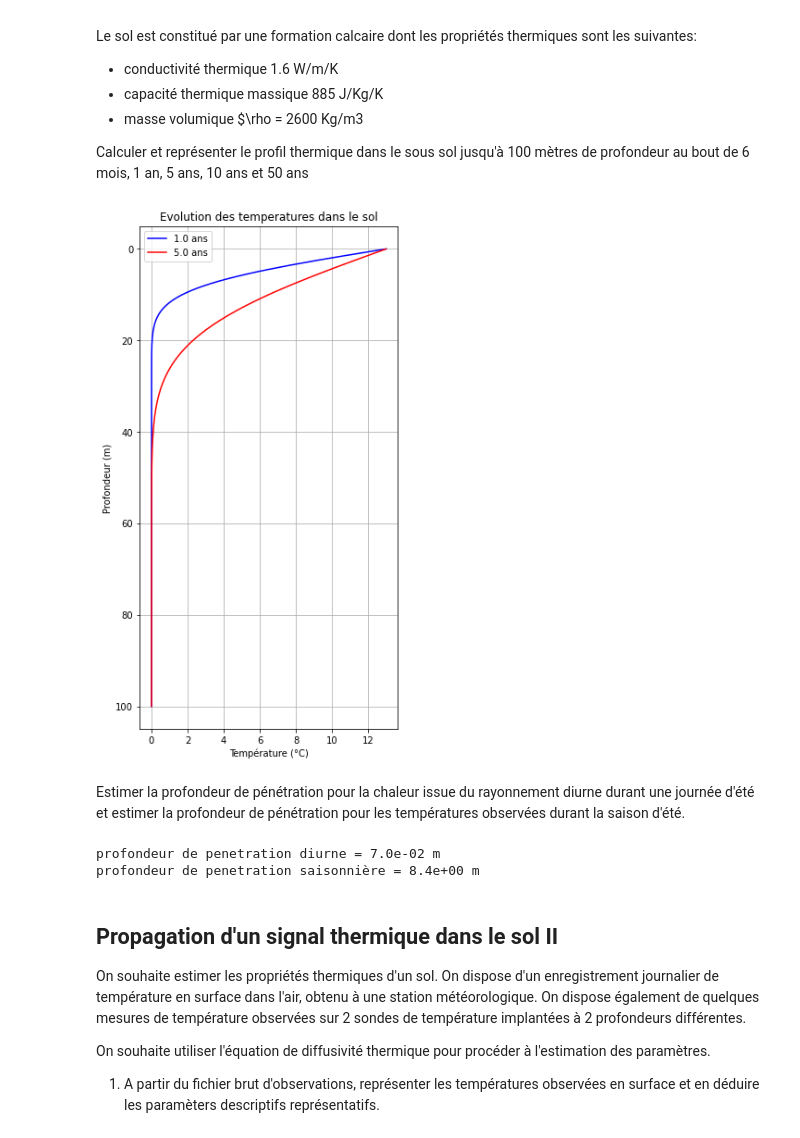
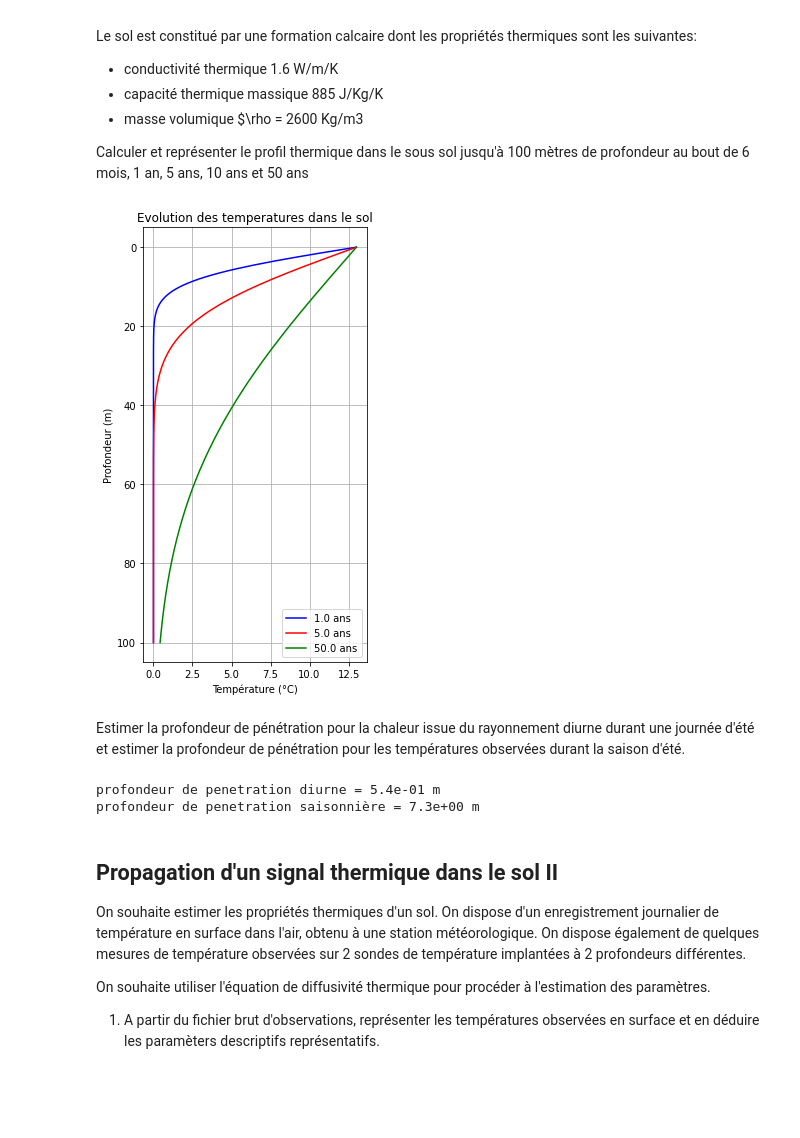
Before and after one commit to larroque852/NB_ENS3_geothermie, a Jupyter notebook: ENS3_GEOTH_EXO.ipynb, the cells around one changed output. Drawn from its saved outputs; the diff is of its cells as text; code cells hidden in the pictures; blank space fills up the shorter version.

```diff
--- a/ENS3_GEOTH_EXO.ipynb
+++ b/ENS3_GEOTH_EXO.ipynb
@@ -79,42 +105,45 @@ import pandas as pd
 import scipy.special as sp
 import matplotlib.pyplot as plt
 #import seaborn as sns
 
 cm = 885 #J/kg/K cond. therm. mass. moyenne du sol
 rho_m = 2600 #kg/m3 masse vol. du sol
 Cm = 2.3e6 #J/m3/K chaleur vol. moyenne du sol
 Cw = 4.18e6 #J/m3/K chaleur. therm. moyenne de l'eau
 lm = 1.6 # W/m/K cond. therm. moyenne du sol
 
 theta_0 = 13
 z = np.linspace(0,100,200)
 t = np.array([0.5,1,5,10,50])
 
 #a finaliser avec une boucle pour le graphique complet
 #theta = np.zeros(len(z))
 #theta[0:] = theta_0 * sp.erfc(z / 2 / np.sqrt(lm / (cm * rho_m) * t[2]*365*86400))
 theta_1an = theta_0 * sp.erfc(z / 2 / np.sqrt(lm / (cm * rho_m) * t[1]*365*86400))
 theta_5an = theta_0 * sp.erfc(z / 2 / np.sqrt(lm / (cm * rho_m) * t[2]*365*86400))
+theta_50an = theta_0 * sp.erfc(z / 2 / np.sqrt(lm / (cm * rho_m) * t[4]*365*86400))
 
-plt.figure(figsize=(5,10))
+plt.figure(figsize=(4,8))
 plt.title('Evolution des temperatures dans le sol')
 plt.xlabel('Température (°C)')
 plt.ylabel('Profondeur (m)')
 plt.grid()
 plt.plot(theta_1an,z,color = 'blue', label='{:.1f} ans'.format(t[1]))
 plt.plot(theta_5an,z,color = 'red', label='{:.1f} ans'.format(t[2]))
+plt.plot(theta_50an,z,color = 'green', label='{:.1f} ans'.format(t[4]))
+
 plt.gca().invert_yaxis()
 plt.legend()
 plt.show()
 # %% [output]
-[figure, old version]
+[figure, new version]
 # %% [markdown]
 Estimer la profondeur de pénétration pour la chaleur issue du rayonnement diurne durant une journée d'été et estimer la profondeur de pénétration pour les températures observées durant la saison d'été.
 # %%
 kappa = lm/Cm
 
-t_jour = 12 * 60 # 12h
-t_ete = 120 * 86400 # 4 mois "chaud"
+t_jour = 12 * 3600 # 12h
+t_ete = 90 * 86400 # 4 mois "chaud"
 
 z_jour = np.pi * np.sqrt(kappa * t_jour)
 z_ete = np.pi * np.sqrt(kappa * t_ete)
@@ -122,8 +151,8 @@ z_ete = np.pi * np.sqrt(kappa * t_ete)
 print('profondeur de penetration diurne = {:.1e} m'.format(z_jour))
 print('profondeur de penetration saisonnière = {:.1e} m'.format(z_ete))
 # %% [output]
-profondeur de penetration diurne = 7.0e-02 m
-profondeur de penetration saisonnière = 8.4e+00 m
+profondeur de penetration diurne = 5.4e-01 m
+profondeur de penetration saisonnière = 7.3e+00 m
 # %% [markdown]
 ## Propagation d'un signal thermique dans le sol II ##
 
```
Also changed, not shown: parts of 17 cells of this notebook, 1 other file.
